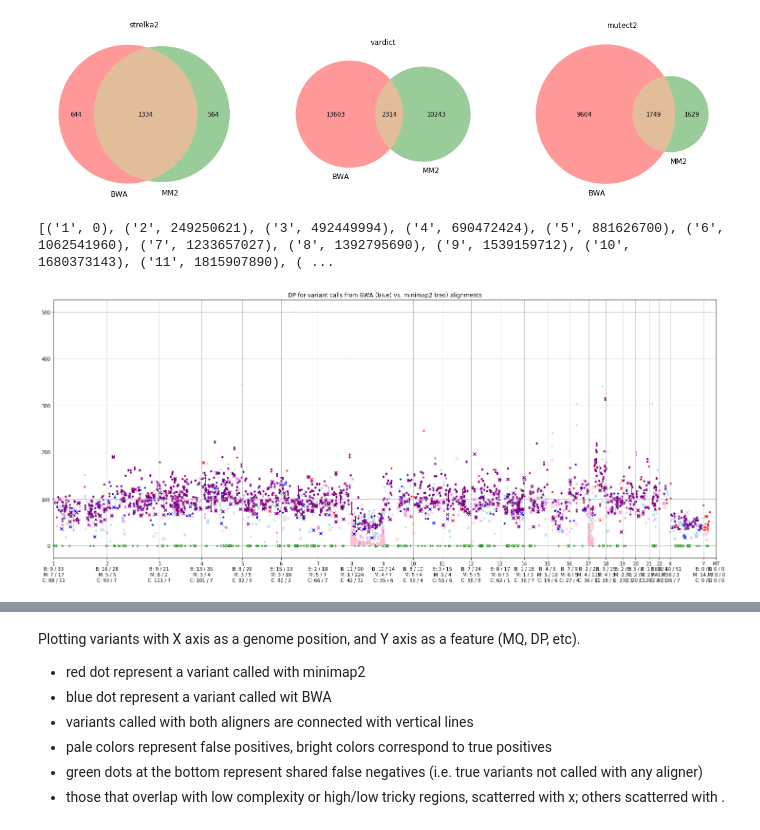
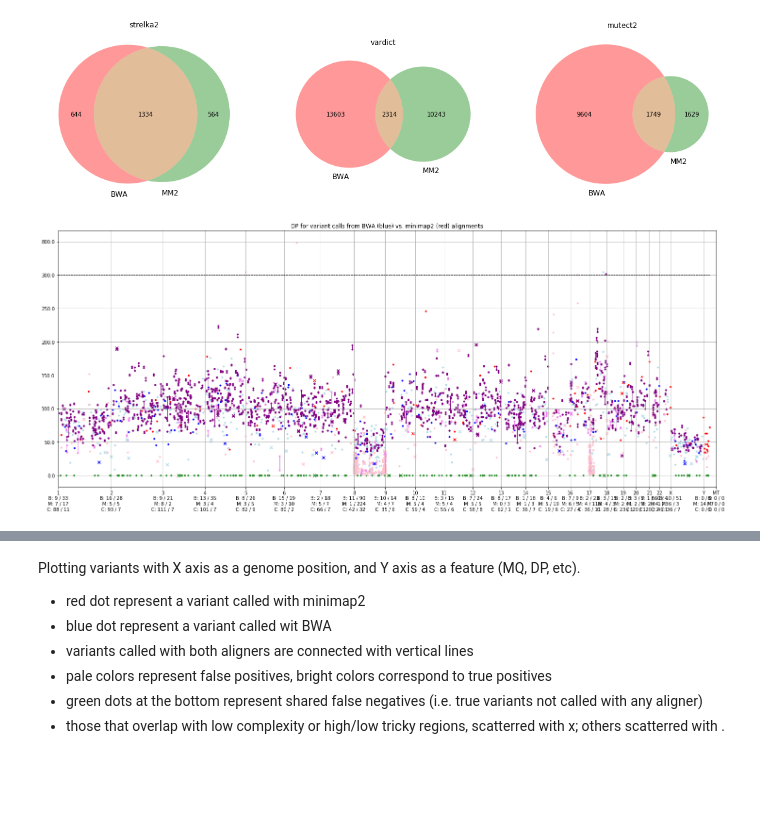
Before and after one commit to umccr/umccrise, a Jupyter notebook: analysis/minimap2/Minimap2_explore.ipynb, the cells around one changed output, grey strips where cells are left out. Drawn from its saved outputs; the diff is of its cells as text; code cells hidden in the pictures; blank space fills up the shorter version.

```diff
--- a/analysis/minimap2/Minimap2_explore.ipynb
+++ b/analysis/minimap2/Minimap2_explore.ipynb
@@ -300,11 +266,6 @@ Done all
 
 ## Prepare colors for variant vs coordinate plots
 from matplotlib.ticker import LinearLocator
-#         mm2_tp                       mm2_fp                              mm2_fn              mm2_tn
-# bwa_tp  purple conn red & blue dots  -                                   blue dot            -
-# bwa_fp  -                            magenta conn pink & lightblue dots  -                   lightblue dot
-# bwa_fn  red dot                      -                                   green dot at DP=-1  -
-# bwa_tn  -                            pink dot                            -                   nothing
 def set_color(d):
     if d['validate'] == 'fn':
         color = 'green'
@@ -373,9 +334,6 @@ def get_colors(category):
 def draw_ticks(ax, chrom=None):
     chrom_poss = chrom_positions
     if chrom:
-        print(chrom_positions)
-        print(str(chrom))
-        print(int_to_chrom(chrom_to_int(chrom) + 1))
         chrom_poss = [(c, p) for c, p in chrom_positions if c in [str(chrom), int_to_chrom(chrom_to_int(chrom) + 1)]]
 
     ax.set_xlim([chrom_poss[0][1], chrom_poss[-1][1]])
@@ -393,11 +351,11 @@ def plot(caller, field, field_name=None, chrom=None, diff=False, max_y=None):
                          title=f'{field_name} for variant calls from BWA (blue) vs. minimap2 (red) alignments')
 
     chrom_poss = draw_ticks(ax, chrom)
-    print(chrom_poss)
 
-    modify = lambda v: v
+    modify = modify_back = lambda v: v
     if max_y:
-        modify = lambda v: v if v < 500 else 500
+        modify = lambda v: max_y+(v-max_y)/10 if v > max_y else v
+        modify_back = lambda v: max_y+(v-max_y)*10 if v > max_y else v
 
     # Plotting dots
     if diff:
@@ -410,43 +368,40 @@ def plot(caller, field, field_name=None, chrom=None, diff=False, max_y=None):
             bwa_color, mm2_color, line_color = get_colors((bwa_validate, mm2_validate))
             bys = g[f'bwa_{field}'].map(modify)
             mys = g[f'mm2_{field}'].map(modify)
-            marker = '.' if not tricky_anno else 'x'
+            marker = 'x' if tricky_anno else '.'
             if bwa_color:
                 ax.scatter(g['x'], bys, marker=marker, color=bwa_color)
             if mm2_color:
                 ax.scatter(g['x'], mys, marker=marker, color=mm2_color)
             if line_color:
                 for index, row in g.iterrows():
                     by = modify(row[f'bwa_{field}'])
                     my = modify(row[f'mm2_{field}'])
                     ax.plot([row['x'], row['x']], [by, my], color=line_color, linewidth=1)
 
         s = stats_by_chrom_by_caller[caller]
         plt.xticks([pos for c, pos in chrom_poss],
                    ['\n'.join([f'{c}',
-#                               f'   {s[c][("tp", "tp")]} / {s[c][("tp", )]}',
                                f'B: {s[c][("tp", "fn")]} / {s[c][("fp", "tn")]}',
                                f'M: {s[c][("fn", "tp")]} / {s[c][("tn", "fp")]}',
                                f'C: {s[c][("tp", "tp")]} / {s[c][("fp", "fp")]}']) if c else ''
                    for c, _ in chrom_poss])
+
+        if max_y:
+            ax.set_yticklabels([modify_back(l) for l in ax.get_yticks().tolist()])
+            ax.plot([0, df['x'].max()], [max_y, max_y], color='black', linestyle='--', linewidth=1)
 
 #         grouped = df.groupby('zorder')
 #         for zorder, g in grouped:
 #             ax.scatter(g['x'], g[f'bwa_{field}'].map(modify), marker='.', color=g['color'], zorder=zorder)
 #             ax.scatter(g['x'], g[f'mm2_{field}'].map(modify), marker='.', color=g['color'], zorder=zorder)
 
     ax.set_xlim([chrom_poss[0][1], chrom_poss[-1][1]])
     plt.grid()
 
     return df, ax
 
-# df = df_by_c['strelka2']
-# s1 = df['bwa_mq']
-# s2 = df['mm2_mq']
-# pd.concat([s1, s2], axis=0)
-
-plot('strelka2', 'dp', max_y=500)
+plot('strelka2', 'dp', max_y=300)
 pass
 # %% [output]
-[('1', 0), ('2', 249250621), ('3', 492449994), ('4', 690472424), ('5', 881626700), ('6', 1062541960), ('7', 1233657027), ('8', 1392795690), ('9', 1539159712), ('10', 1680373143), ('11', 1815907890), ( ...
-[figure, old version]
+[figure, new version]
```
Also changed, not shown: parts of 9 cells of this notebook.
